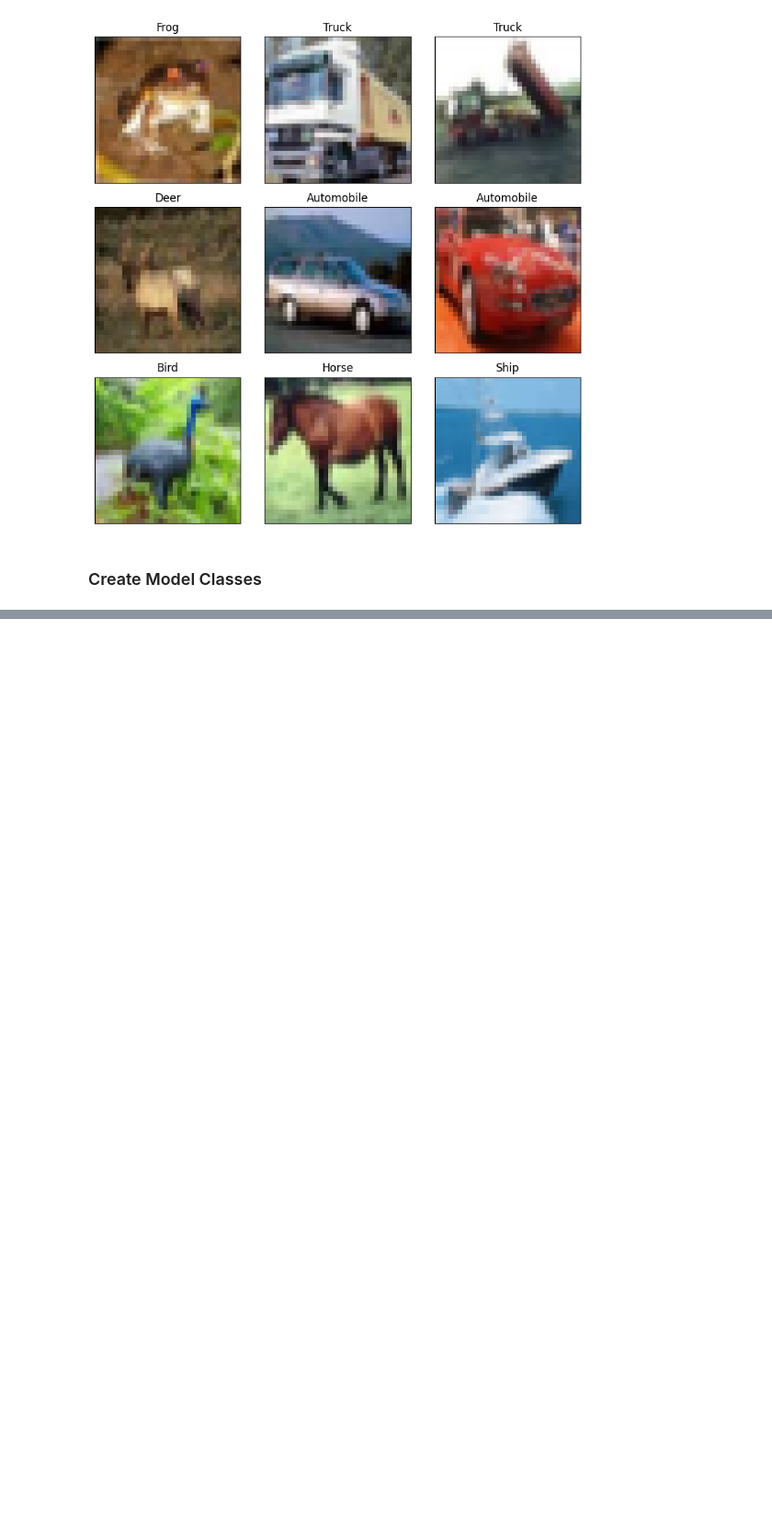
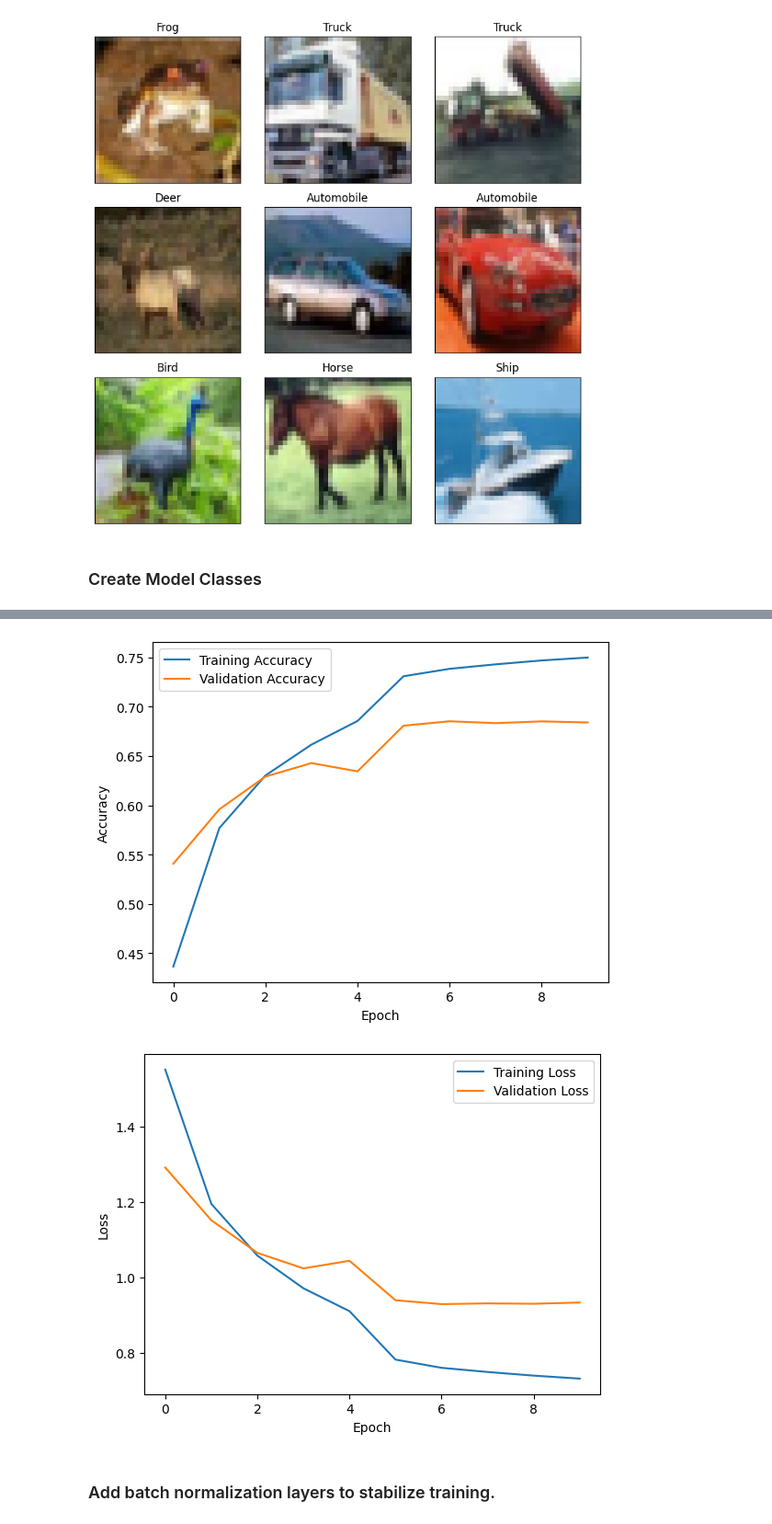
Before and after one commit to amjadAwad95/CNN-Image-Classification-CIFAR10, a Jupyter notebook: main.ipynb, the cells around one changed output, grey strips where cells are left out. Shown: that part at 92% size. Drawn from its saved outputs; the diff is of its cells as text; code cells hidden in the pictures; blank space fills up the shorter version.

```diff
--- a/main.ipynb
+++ b/main.ipynb
@@ -161,0 +403,26 @@ class CNNEvaluate(EvaluateModel):
+# %%
+build_config=BuilderConfiguration(layers=[
+    layers.Conv2D(32, (3, 3), activation='relu',input_shape=(32, 32, 3)),
+    layers.MaxPooling2D((2, 2)),
+    layers.Conv2D(64, (3, 3), activation='relu'),
+    layers.MaxPooling2D((2, 2)),
+    layers.Flatten(),
+    layers.Dense(64, activation='relu'),
+    layers.Dense(10, activation='softmax')
+],
+    optimizer="adamw",loss='categorical_crossentropy',metrics=['accuracy']
+)
+
+train_config=TrainConfiguration(train_data=train_images,train_labels=train_labels,epochs=10,batch_size=32,
+                                validation_split=0.2,callbacks=[lr_scheduler,early_stopping])
+
+evaluate_config=EvaluationConfiguration(test_data=test_images,test_labels=test_labels)
+# %%
+builder=CNNBuilder(build_config)
+train=CNNTrain(train_config)
+evaluation=CNNEvaluate(evaluate_config)
+
+pipeline=CNNPipeline(builder,train,evaluation)
+model, history, test_loss, test_acc=pipeline.pipeline()
+print("Test loss:", test_loss)
+print("Test accuracy:", test_acc)
@@ -161,0 +447,10 @@ class CNNEvaluate(EvaluateModel):
+# %%
+train_validation_accuracy=TrainValidationAccuracy(history)
+train_validation_loss=TrainValidationLoss(history)
+train_validation_accuracy.visualize()
+train_validation_loss.visualize()
+# %% [output]
+[figure, added]
+[figure, added]
+# %% [markdown]
+### Add batch normalization layers to stabilize training.
```
Also changed, not shown: parts of 27 cells of this notebook.
